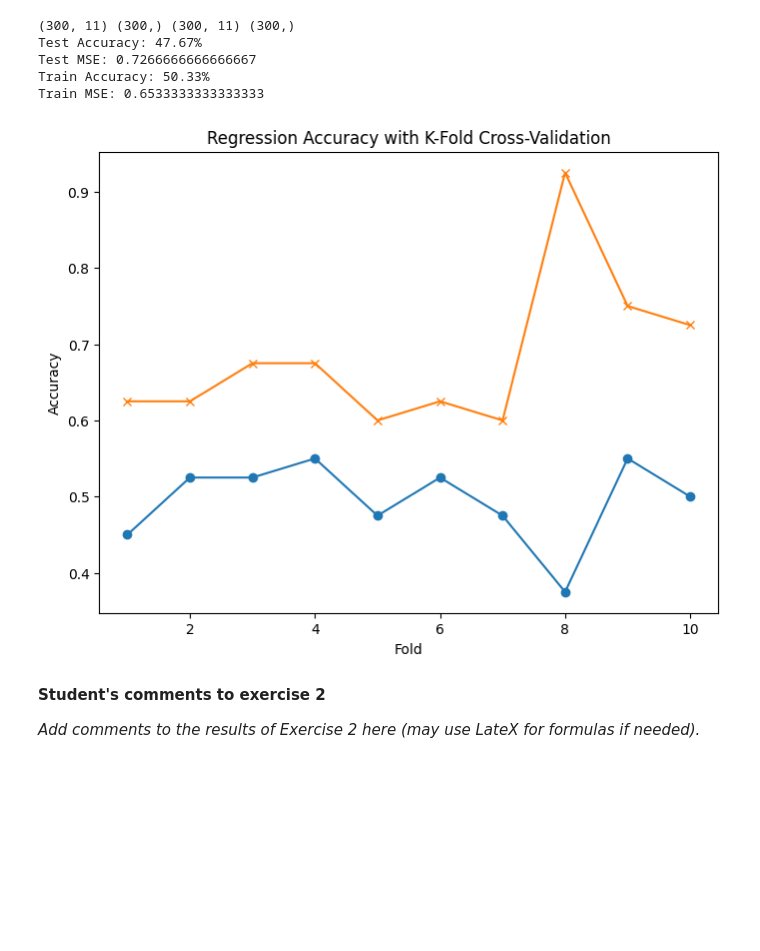
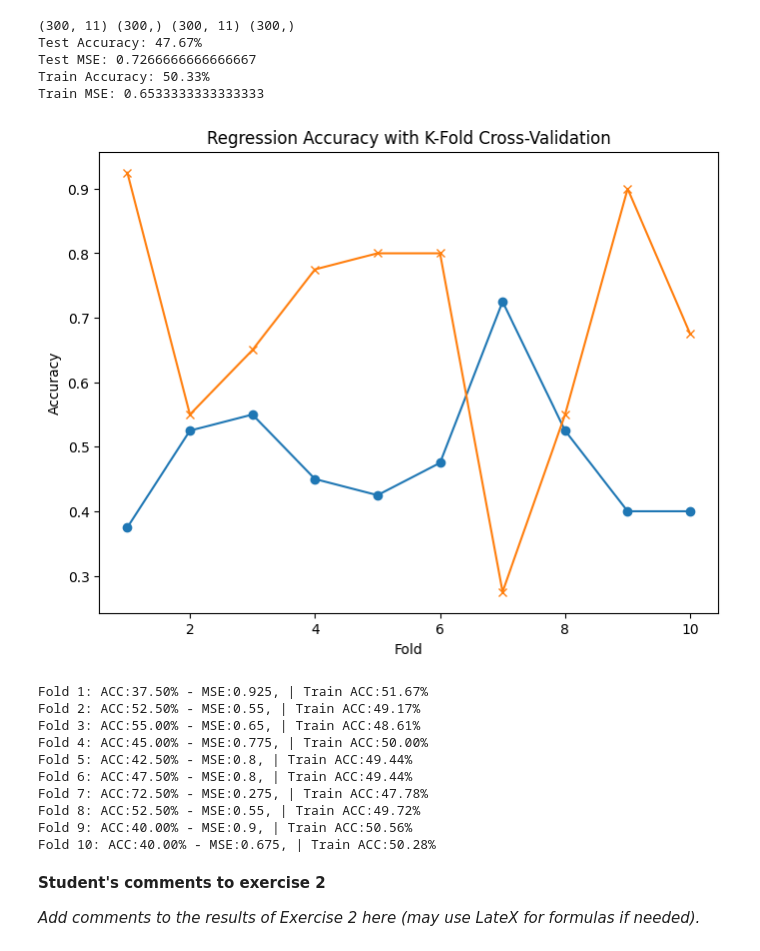
Before and after one commit to A-M-Alizadeh/Statistical-Labs, a Jupyter notebook: Stat Labs/Computer LAB 1/Lab1.ipynb, the cells around one changed output. Cells and saved outputs as stored; diff of their text form; code cells hidden in the pictures; blank space fills up the shorter version.

Commit message:
printed the kfold output

```diff
--- a/Stat Labs/Computer LAB 1/Lab1.ipynb
+++ b/Stat Labs/Computer LAB 1/Lab1.ipynb
@@ -280,35 +280,56 @@ kf = KFold(n_splits=k, shuffle=True)
 
 accuracies = []
 mse_values = []
+train_accuracies = []
 for train_index, test_index in kf.split(X):
   X_train, X_test = X[train_index], X[test_index]
   y_train, y_test = y[train_index], y[test_index]
 
   # Train linear regression model
   regressor = LinearRegression()
   regressor.fit(X_train, y_train)
 
+  # Make predictions on training set
+  y_pred_train = regressor.predict(X_train)
+  y_pred_train = np.round(y_pred_train)
+
   # Make predictions
   y_pred = regressor.predict(X_test)
   y_pred = np.round(y_pred)
 
   # Evaluate model
   accuracy = np.sum(y_pred == y_test) / len(y_test)
   accuracies.append(accuracy)
+
+  train_acc = np.sum(y_pred_train == y_train) / len(y_train)
+  train_accuracies.append(train_acc)
 
   mse = mean_squared_error(y_test, y_pred)
   mse_values.append(mse)
 
 # Plot accuracies
 plt.figure(figsize=(8, 6))
 plt.plot(range(1, k+1), accuracies, marker='o')
 plt.plot(range(1, k+1), mse_values, marker='x')
 plt.xlabel('Fold')
 plt.ylabel('Accuracy')
 plt.title('Regression Accuracy with K-Fold Cross-Validation')
 plt.show()
+
+for i in range(10):
+    print(f'Fold {i+1}: ACC:{accuracies[i] * 100:.2f}% - MSE:{mse_values[i]}, | Train ACC:{train_accuracies[i] * 100:.2f}%')
 # %% [output]
-[figure, old version]
+[figure, new version]
+Fold 1: ACC:37.50% - MSE:0.925, | Train ACC:51.67%
+Fold 2: ACC:52.50% - MSE:0.55, | Train ACC:49.17%
+Fold 3: ACC:55.00% - MSE:0.65, | Train ACC:48.61%
+Fold 4: ACC:45.00% - MSE:0.775, | Train ACC:50.00%
+Fold 5: ACC:42.50% - MSE:0.8, | Train ACC:49.44%
+Fold 6: ACC:47.50% - MSE:0.8, | Train ACC:49.44%
+Fold 7: ACC:72.50% - MSE:0.275, | Train ACC:47.78%
+Fold 8: ACC:52.50% - MSE:0.55, | Train ACC:49.72%
+Fold 9: ACC:40.00% - MSE:0.9, | Train ACC:50.56%
+Fold 10: ACC:40.00% - MSE:0.675, | Train ACC:50.28%
 # %% [markdown]
 **Student's comments to exercise 2**
 
```
